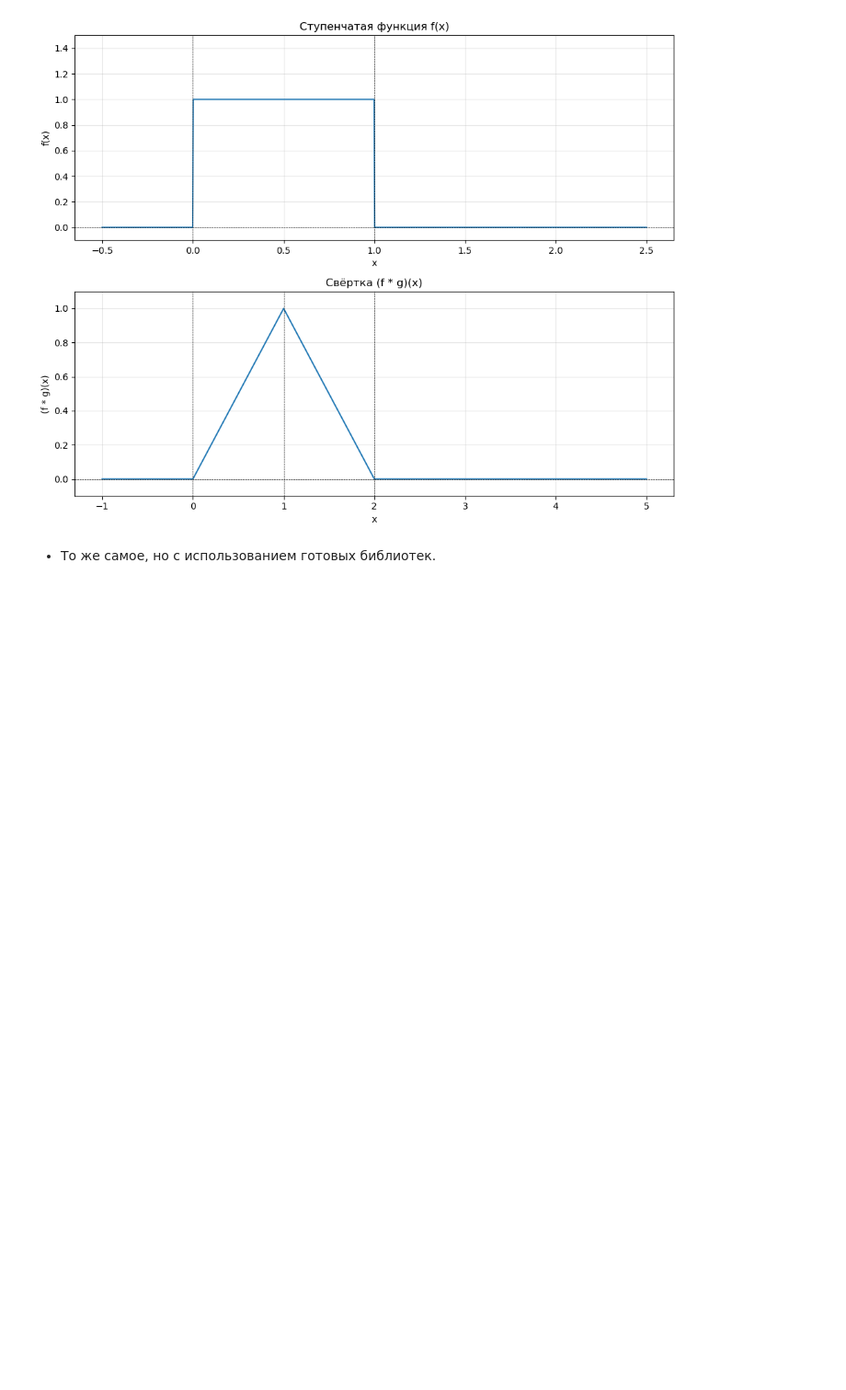
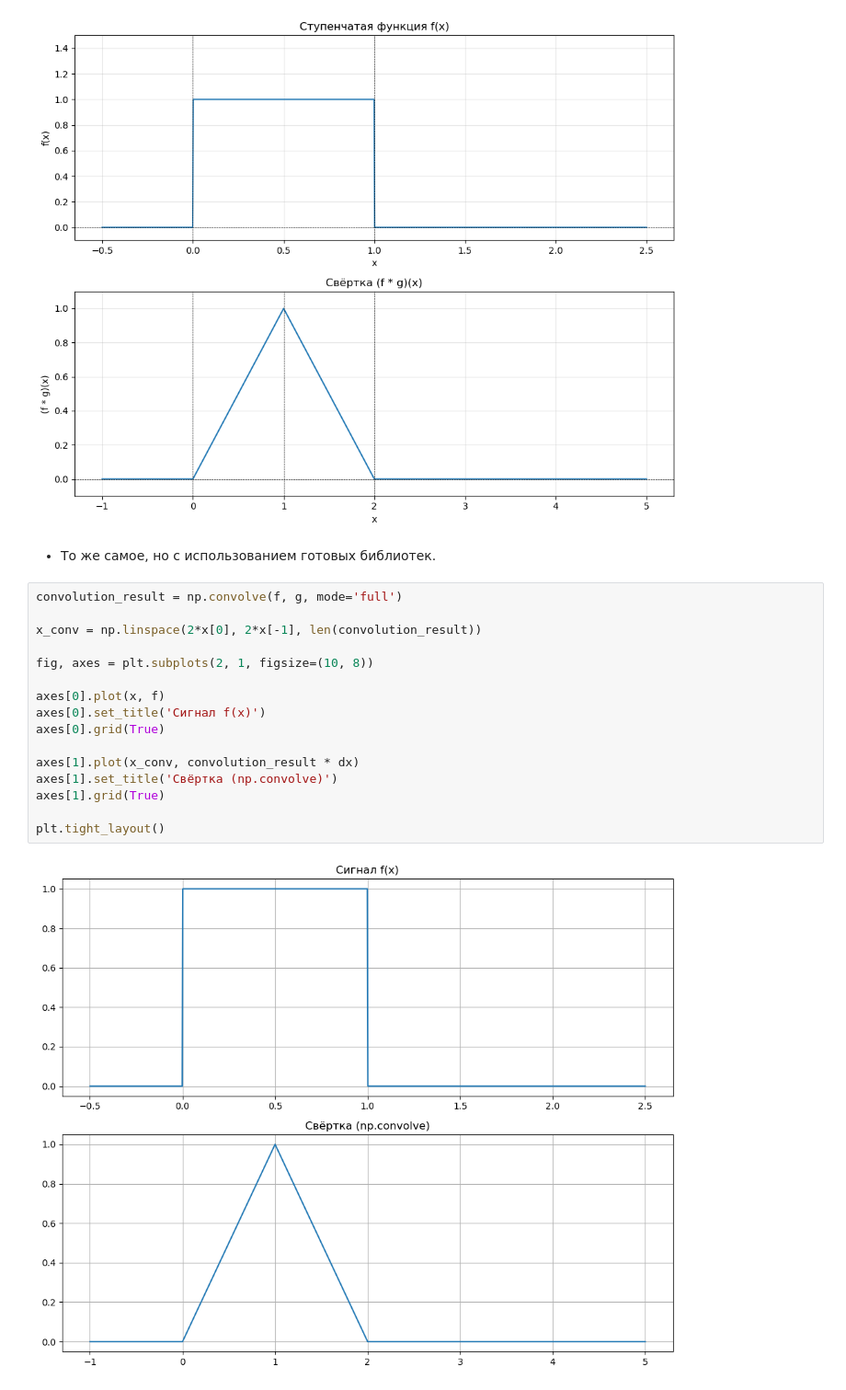
Before and after one commit to ksenia-chernova/Time_Series_uni, a Jupyter notebook: 02_lab/1.ipynb, the cells around one changed output. Shown at 92% size. Drawn from its saved outputs; the diff is of its cells as text; blank space fills up the shorter version.

Commit message:
Свёртка numpy.convolve

```diff
--- a/02_lab/1.ipynb
+++ b/02_lab/1.ipynb
@@ -70,3 +70,21 @@ plt.tight_layout()
 [figure]
 # %% [markdown]
 - То же самое, но с использованием готовых библиотек.
+# %%
+convolution_result = np.convolve(f, g, mode='full')
+
+x_conv = np.linspace(2*x[0], 2*x[-1], len(convolution_result))
+
+fig, axes = plt.subplots(2, 1, figsize=(10, 8))
+
+axes[0].plot(x, f)
+axes[0].set_title('Сигнал f(x)')
+axes[0].grid(True)
+
+axes[1].plot(x_conv, convolution_result * dx)
+axes[1].set_title('Свёртка (np.convolve)')
+axes[1].grid(True)
+
+plt.tight_layout()
+# %% [output]
+[figure, added]
```
